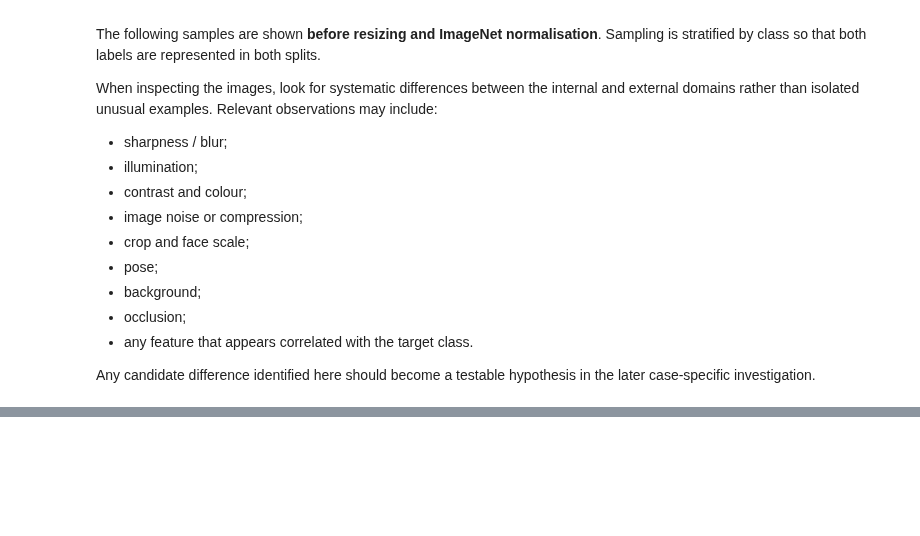
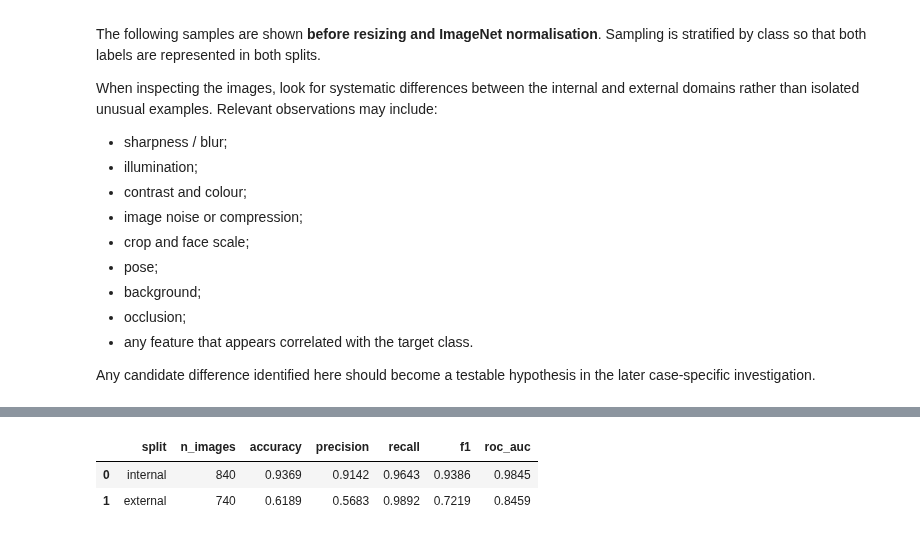
Before and after one commit to SamuelFleming/IFN680-S22026-Grp43, a Jupyter notebook: Assessment1/Project4/project4_code/case1.ipynb, the cells around one changed output, grey strips where cells are left out. Saved outputs shown, nothing was run; the diff lists cells and outputs as text; code cells hidden in the pictures; blank space fills up the shorter version.

Commit message:
7. Baseline Investigation

```diff
--- a/Assessment1/Project4/project4_code/case1.ipynb
+++ b/Assessment1/Project4/project4_code/case1.ipynb
@@ -486,0 +664,58 @@ The next stage is **Section 7 — Baseline Evaluation**, where the supplied mode
+# %%
+def calculate_baseline_metrics(predictions, split_name):
+    subset = predictions[predictions["split"] == split_name].copy()
+
+    y_true = subset["true_class_index"].to_numpy()
+    y_pred = subset["predicted_class_index"].to_numpy()
+    y_prob_positive = subset["prob_positive"].to_numpy()
+
+    # Convert the target to a binary indicator for the selected positive class.
+    y_true_positive = (y_true == positive_class_idx).astype(int)
+
+    return {
+        "split": split_name,
+        "n_images": len(subset),
+        "accuracy": accuracy_score(y_true, y_pred),
+        "precision": precision_score(
+            y_true,
+            y_pred,
+            pos_label=positive_class_idx,
+            zero_division=0,
+        ),
+        "recall": recall_score(
+            y_true,
+            y_pred,
+            pos_label=positive_class_idx,
+            zero_division=0,
+        ),
+        "f1": f1_score(
+            y_true,
+            y_pred,
+            pos_label=positive_class_idx,
+            zero_division=0,
+        ),
+        "roc_auc": roc_auc_score(
+            y_true_positive,
+            y_prob_positive,
+        ),
+    }
+
+
+baseline_metrics = pd.DataFrame([
+    calculate_baseline_metrics(predictions_df, "internal"),
+    calculate_baseline_metrics(predictions_df, "external"),
+])
+
+display(
+    baseline_metrics.style.format({
+        "accuracy": "{:.4f}",
+        "precision": "{:.4f}",
+        "recall": "{:.4f}",
+        "f1": "{:.4f}",
+        "roc_auc": "{:.4f}",
+    })
+)
+# %% [output]
+|  | split | n_images | accuracy | precision | recall | f1 | roc_auc |
+| 0 | internal | 840 | 0.9369 | 0.9142 | 0.9643 | 0.9386 | 0.9845 |
+| 1 | external | 740 | 0.6189 | 0.5683 | 0.9892 | 0.7219 | 0.8459 |
```
Also changed, not shown: parts of 19 cells of this notebook.
